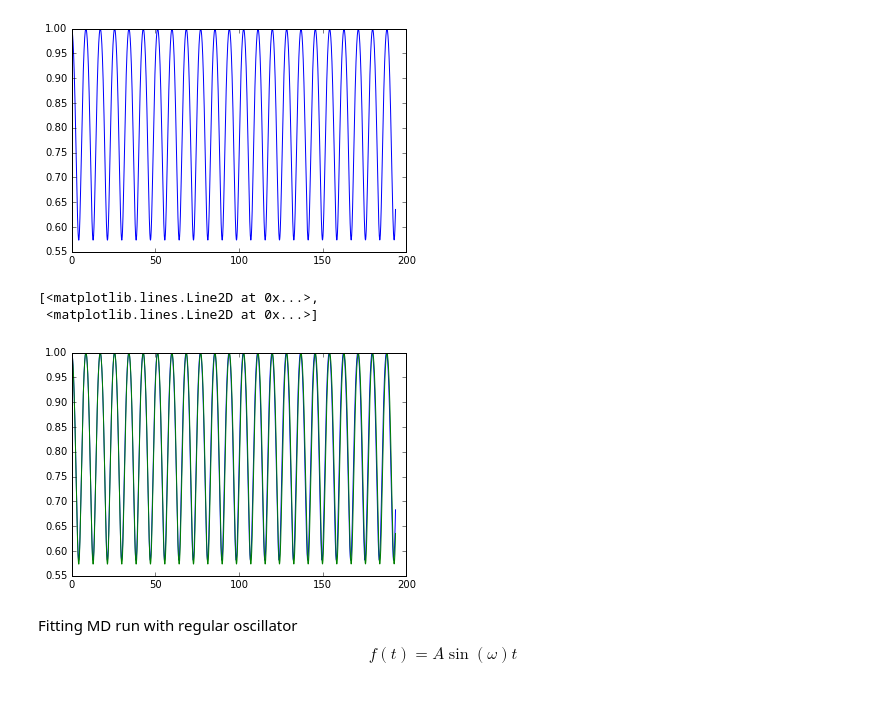
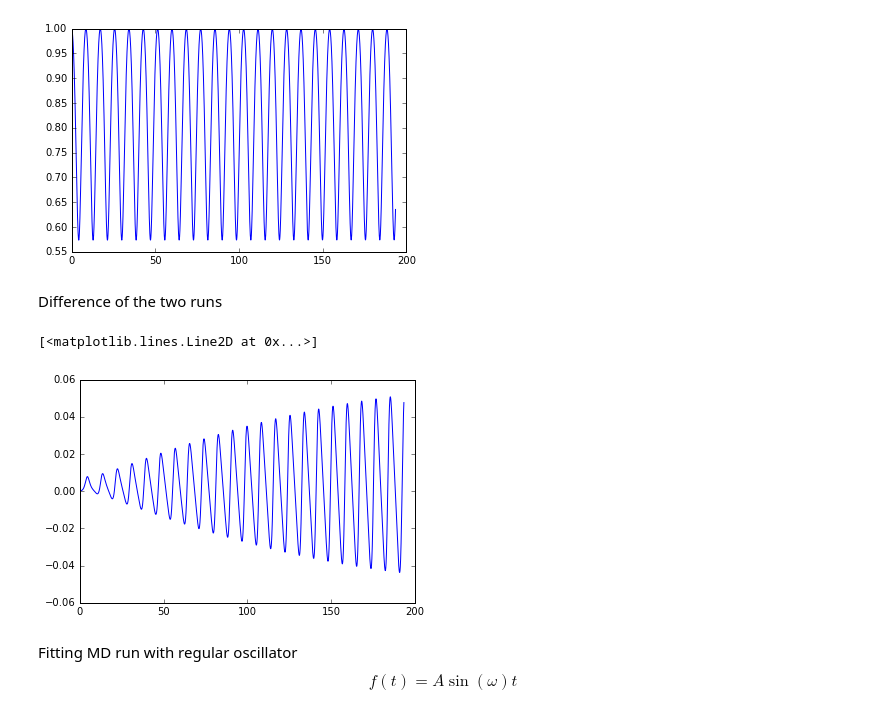
Before and after one commit to fbonafe/ipnbs, a Jupyter notebook: vib_freq_H2.ipynb, the cells around one changed output. Cells and saved outputs as stored; diff of their text form; code cells hidden in the pictures.

```diff
--- a/vib_freq_H2.ipynb
+++ b/vib_freq_H2.ipynb
@@ -18,5 +18,5 @@ def getdist(file):
 Calculate the frecuency of vibration of H2 starting from a nuclear distance of 1 A (equilibrium distance is 0.68 A).
 # %%
 os.chdir('/home/fbonafe/dftb+/src/prg_dftb/test_md')
-dhh_bomd = getdist('geo_end.xyz')
+dhh_bomd = gtdist('geo_end.xyz')
 time_bo = np.linspace(0,8000,40001) * 0.024189
@@ -36,12 +38,14 @@ plt.plot(time_el,dhh_elec)
 # %% [output]
 [<matplotlib.lines.Line2D at 0x...>]
 [figure]
+# %% [markdown]
+Difference of the two runs
 # %%
-plt.plot(time_bo,dhh_bomd,time_el,dhh_elec)
+#plt.plot(time_bo,dhh_bomd,time_el,dhh_elec)
+plt.plot(time_bo,dhh_bomd-dhh_elec)
 # %% [output]
-[<matplotlib.lines.Line2D at 0x...>,
- <matplotlib.lines.Line2D at 0x...>]
+[<matplotlib.lines.Line2D at 0x...>]
-[figure, old version]
+[figure, new version]
 # %%
 from scipy.optimize import curve_fit
 
```
Also changed, not shown: parts of 2 cells of this notebook.
